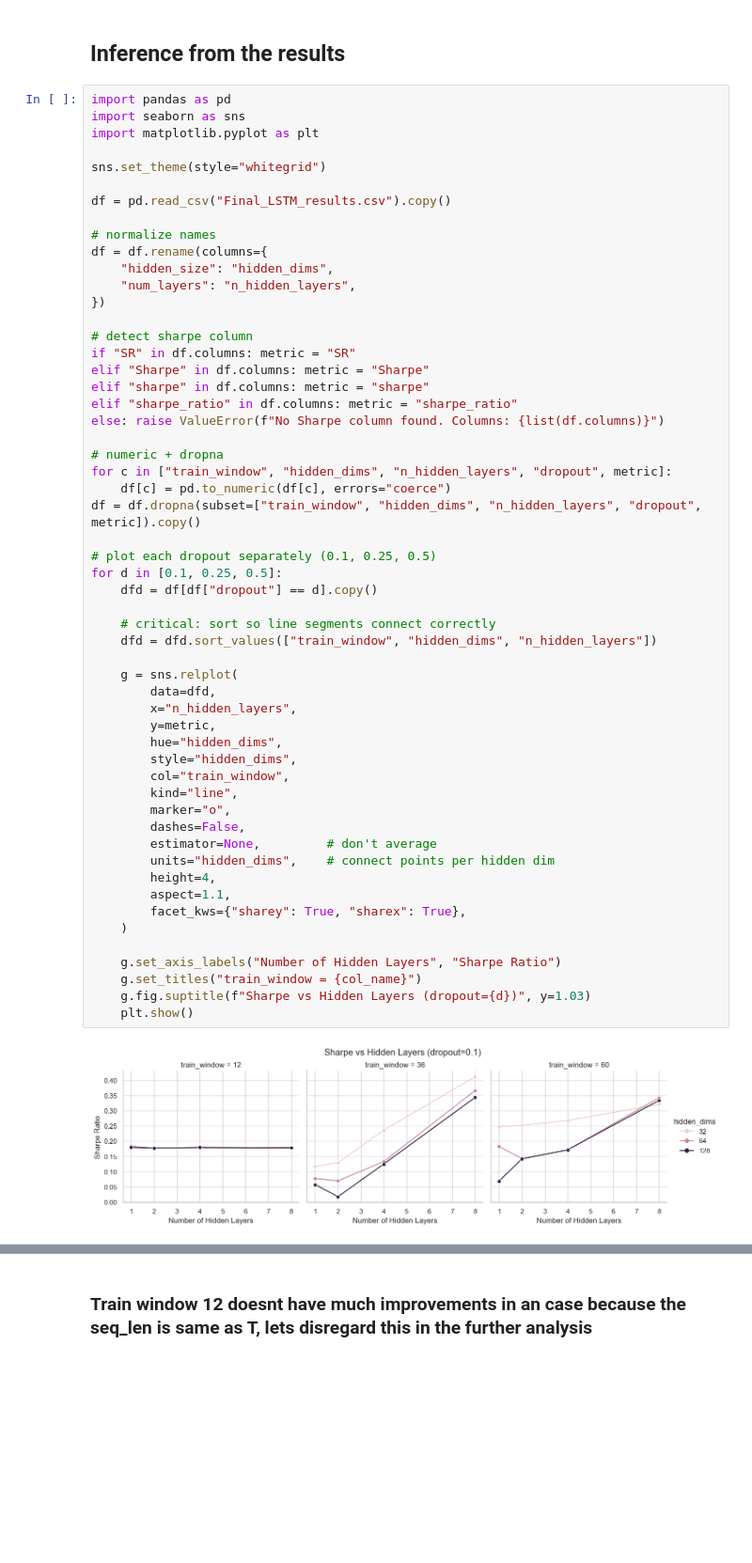
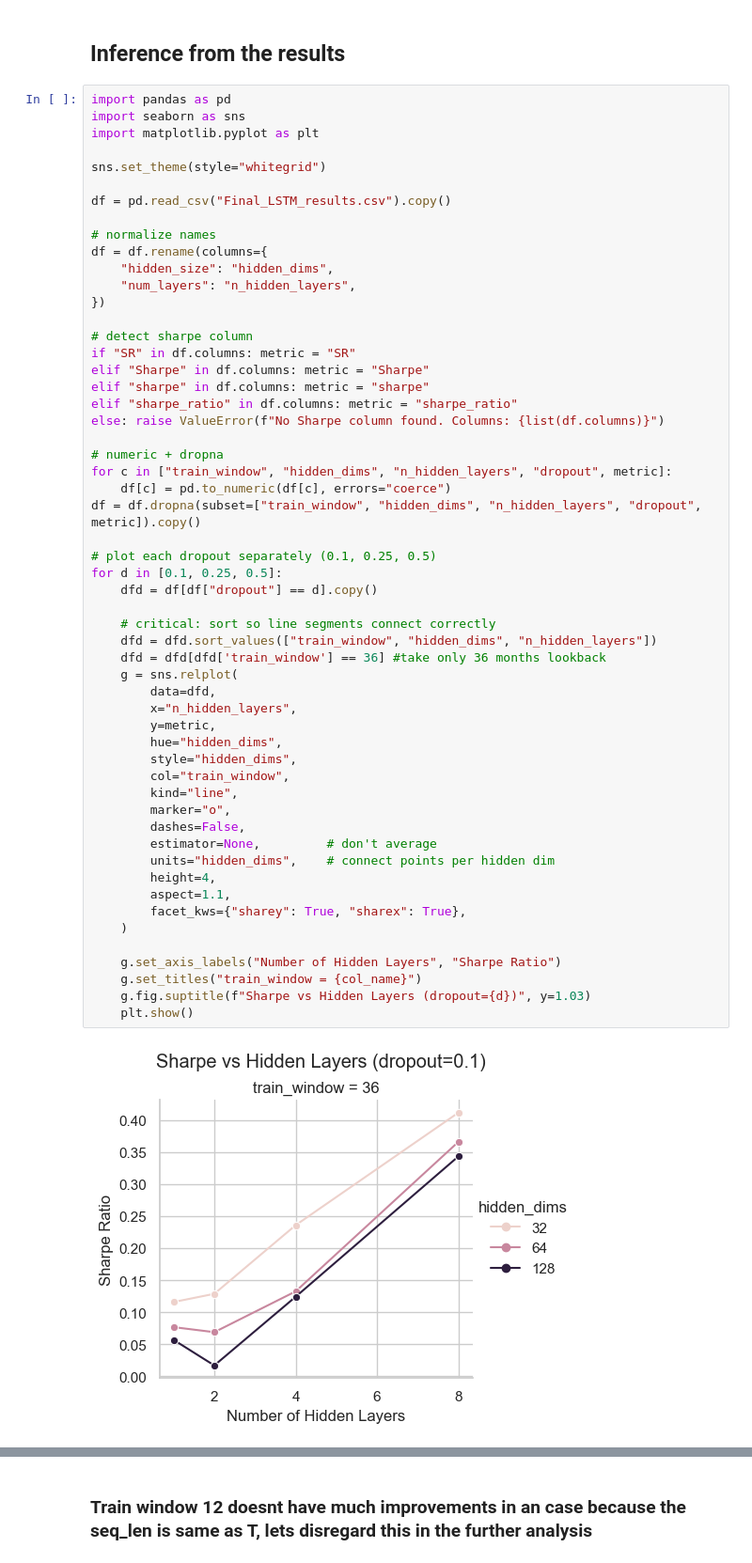
Before and after one commit to ItachiUchiha729/TheVirtueOfComplexity_PaperReplication_Experimentation, a Jupyter notebook: notebooks/experimentationLSTM.ipynb, the cells around one changed output, grey strips where cells are left out. Shown at 94% size. Drawn from its saved outputs; the diff is of its cells as text; blank space fills up the shorter version.

```diff
--- a/notebooks/experimentationLSTM.ipynb
+++ b/notebooks/experimentationLSTM.ipynb
@@ -386,32 +386,32 @@ for c in ["train_window", "hidden_dims", "n_hidden_layers", "dropout", metric]:
 df = df.dropna(subset=["train_window", "hidden_dims", "n_hidden_layers", "dropout", metric]).copy()
 
 # plot each dropout separately (0.1, 0.25, 0.5)
 for d in [0.1, 0.25, 0.5]:
     dfd = df[df["dropout"] == d].copy()
 
     # critical: sort so line segments connect correctly
     dfd = dfd.sort_values(["train_window", "hidden_dims", "n_hidden_layers"])
-
+    dfd = dfd[dfd['train_window'] == 36] #take only 36 months lookback
     g = sns.relplot(
         data=dfd,
         x="n_hidden_layers",
         y=metric,
         hue="hidden_dims",
         style="hidden_dims",
         col="train_window",
         kind="line",
         marker="o",
         dashes=False,
         estimator=None,         # don't average
         units="hidden_dims",    # connect points per hidden dim
         height=4,
         aspect=1.1,
         facet_kws={"sharey": True, "sharex": True},
     )
 
     g.set_axis_labels("Number of Hidden Layers", "Sharpe Ratio")
     g.set_titles("train_window = {col_name}")
     g.fig.suptitle(f"Sharpe vs Hidden Layers (dropout={d})", y=1.03)
     plt.show()
 # %% [output]
-[figure, old version]
+[figure, new version]
```
Also changed, not shown: parts of 6 cells of this notebook, 16 other files.
